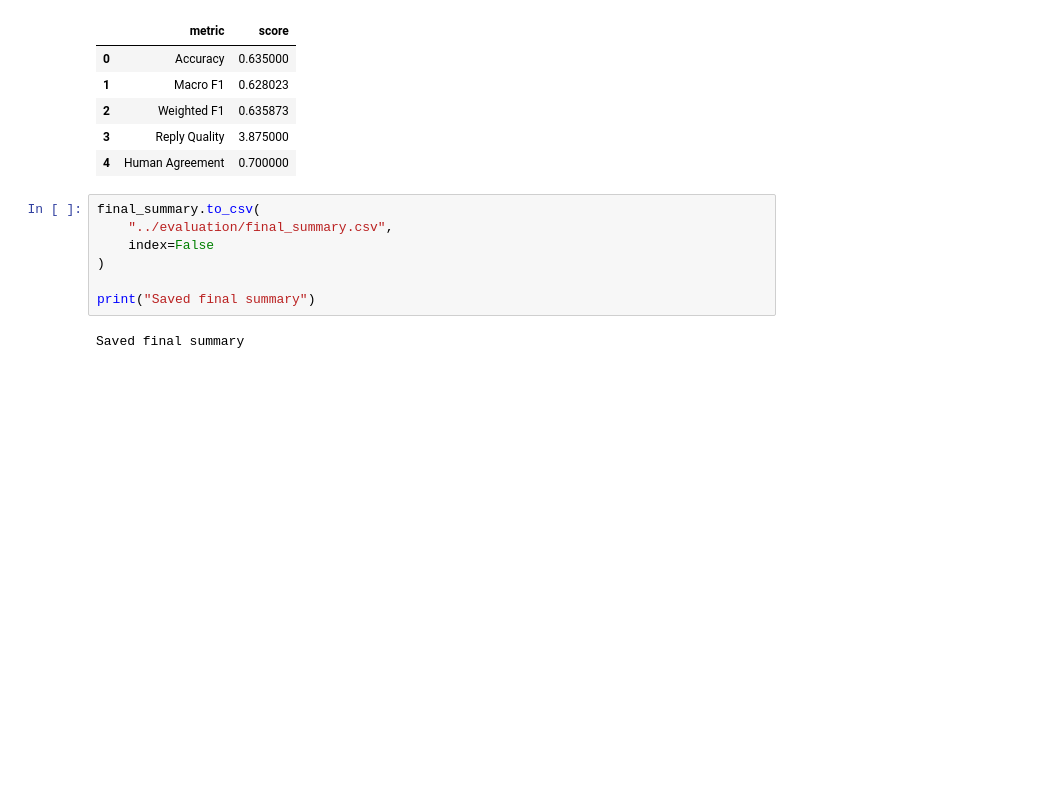
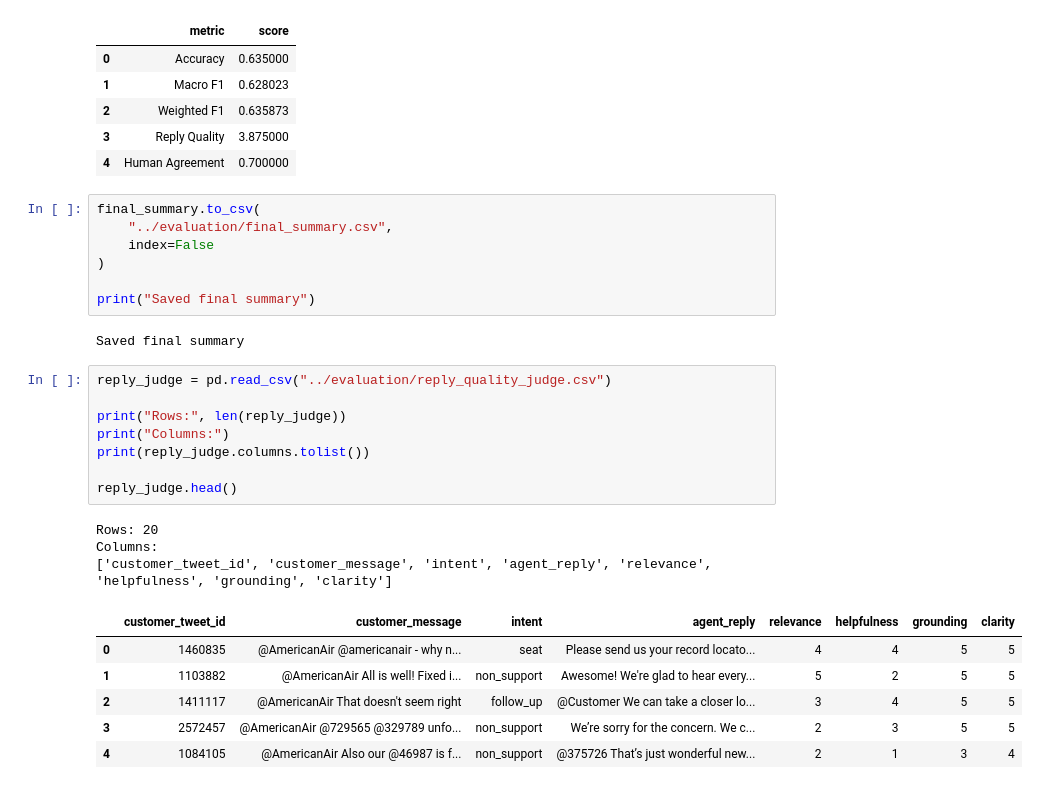
Before and after one commit to Samakcha/hiver_assignment, a Jupyter notebook: notebooks/03_evaluation.ipynb, the cells around one changed output. Drawn from its saved outputs; the diff is of its cells as text; blank space fills up the shorter version.

```diff
--- a/notebooks/03_evaluation.ipynb
+++ b/notebooks/03_evaluation.ipynb
@@ -628,3 +608,21 @@ final_summary.to_csv(
 print("Saved final summary")
 # %% [output]
 Saved final summary
+# %%
+reply_judge = pd.read_csv("../evaluation/reply_quality_judge.csv")
+
+print("Rows:", len(reply_judge))
+print("Columns:")
+print(reply_judge.columns.tolist())
+
+reply_judge.head()
+# %% [output]
+Rows: 20
+Columns:
+['customer_tweet_id', 'customer_message', 'intent', 'agent_reply', 'relevance', 'helpfulness', 'grounding', 'clarity']
+|  | customer_tweet_id | customer_message | intent | agent_reply | relevance | helpfulness | grounding | clarity |
+| 0 | 1460835 | @AmericanAir @americanair - why n... | seat | Please send us your record locato... | 4 | 4 | 5 | 5 |
+| 1 | 1103882 | @AmericanAir All is well! Fixed i... | non_support | Awesome! We're glad to hear every... | 5 | 2 | 5 | 5 |
+| 2 | 1411117 | @AmericanAir That doesn't seem right | follow_up | @Customer We can take a closer lo... | 3 | 4 | 5 | 5 |
+| 3 | 2572457 | @AmericanAir @729565 @329789 unfo... | non_support | We’re sorry for the concern. We c... | 2 | 3 | 5 | 5 |
+| 4 | 1084105 | @AmericanAir Also our @46987 is f... | non_support | @375726 That’s just wonderful new... | 2 | 1 | 3 | 4 |
```
Also changed, not shown: parts of 14 cells of this notebook, 7 other files.
